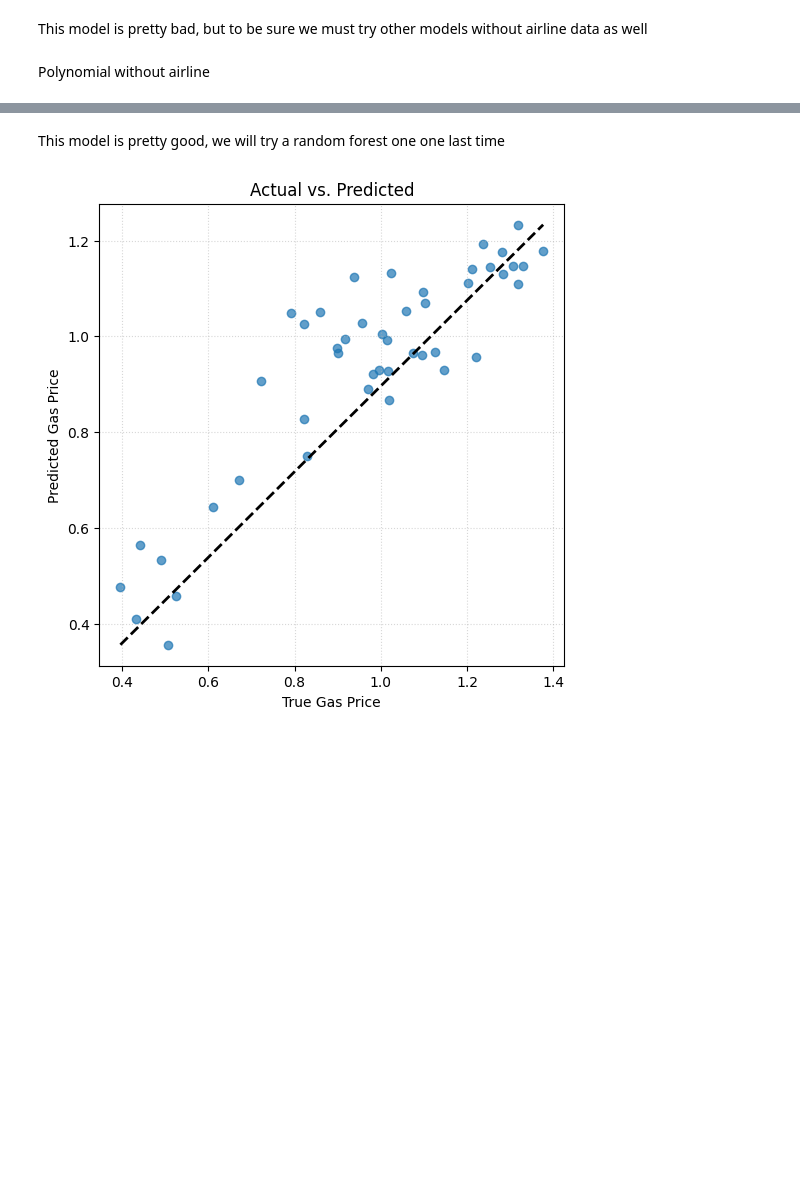
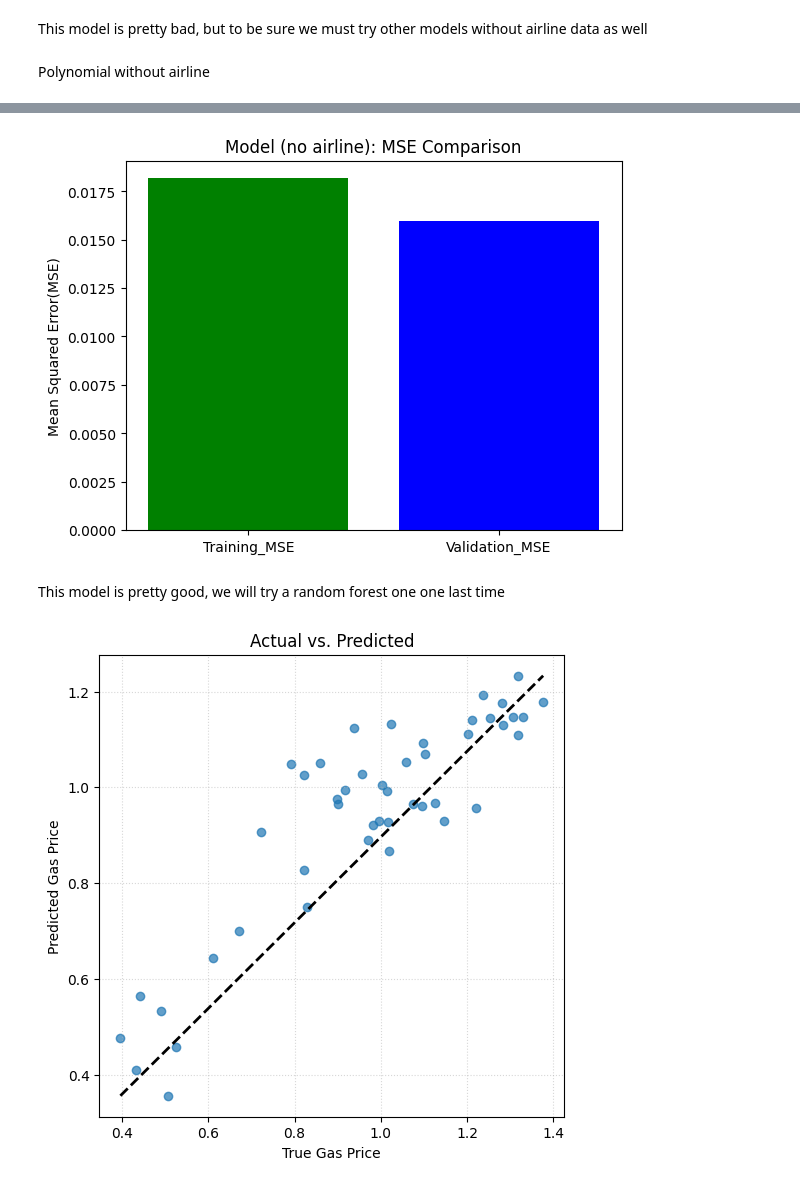
Before and after one commit to rohan-w123/CMSC320Project, a Jupyter notebook: CMSC320_Final_Project.ipynb, the cells around one changed output, grey strips where cells are left out. Cells and saved outputs as stored; diff of their text form; code cells hidden in the pictures; blank space fills up the shorter version.

```diff
--- a/CMSC320_Final_Project.ipynb
+++ b/CMSC320_Final_Project.ipynb
@@ -901,11 +888,21 @@ linear = LinearRegression()
 model = make_pipeline(StandardScaler(), poly, linear)
 model.fit(X_train, y_train)
 
+
 prediction_poly = model.predict(X_test)
 pred_train = model.predict(X_train)
-print(f"Training MSE(Mean Squared Error): {mean_squared_error(y_train, pred_train)}")
-print(f"Validation MSE(Mean Squared Error): {mean_squared_error(y_test, prediction)}")
-r_score = r2_score(y_test, prediction)
+
+training_mse_pwa = mean_squared_error(y_train, pred_train)
+validation_mse_pwa = mean_squared_error(y_test, prediction_poly)
+print(f"Training MSE(Mean Squared Error): {training_mse_pwa}")
+print(f"Validation MSE(Mean Squared Error): {validation_mse_pwa}")
+r_score = r2_score(y_test, prediction_poly)
 print(f"Validation R^2 score: {r_score}")
+
+
+plt.bar(['Training_MSE','Validation_MSE'], [training_mse_pwa, validation_mse_pwa], color=['green', 'blue'])
+plt.title('Model (no airline): MSE Comparison')
+plt.ylabel('Mean Squared Error(MSE)')
+plt.show()
 # %% [output]
 Training MSE(Mean Squared Error): 0.018177315846888465
@@ -914,3 +911,4 @@ Validation R^2 score: 0.7742801467219621
+[figure, added]
 # %% [markdown]
 This model is pretty good, we will try a random forest one one last time
 # %%
```
Also changed, not shown: parts of 22 cells of this notebook.
